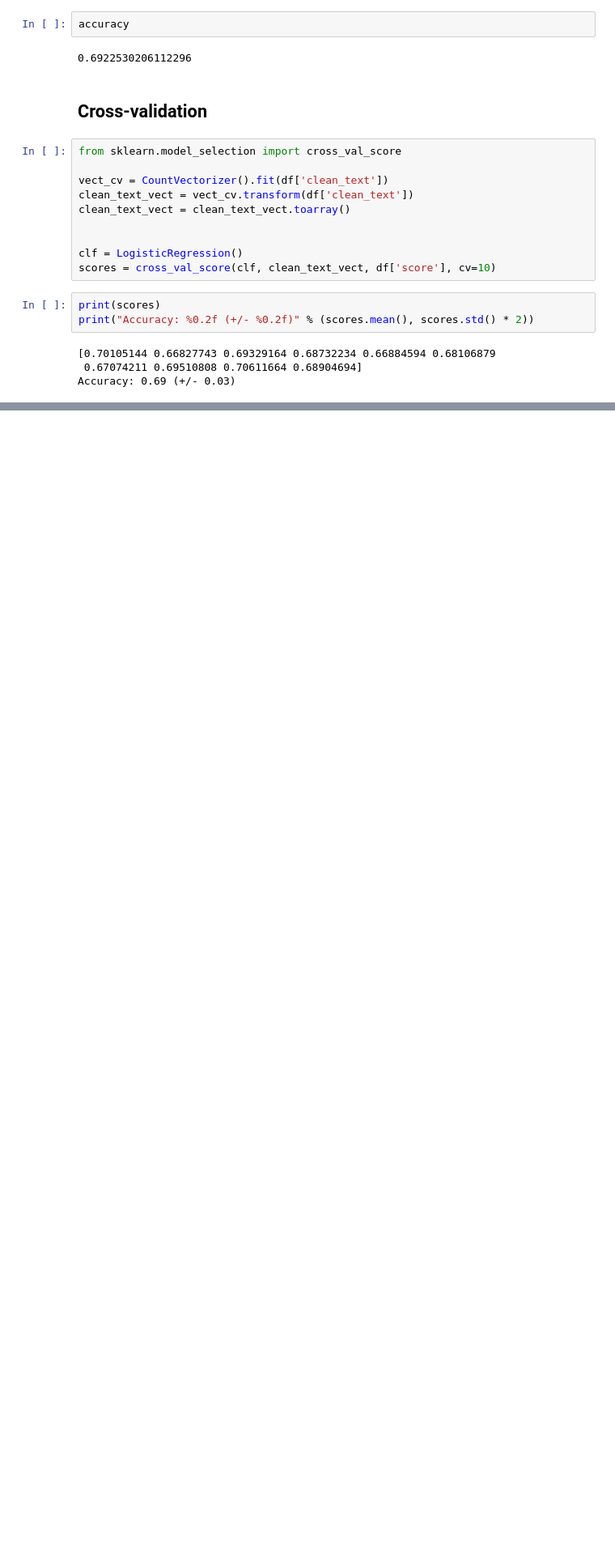
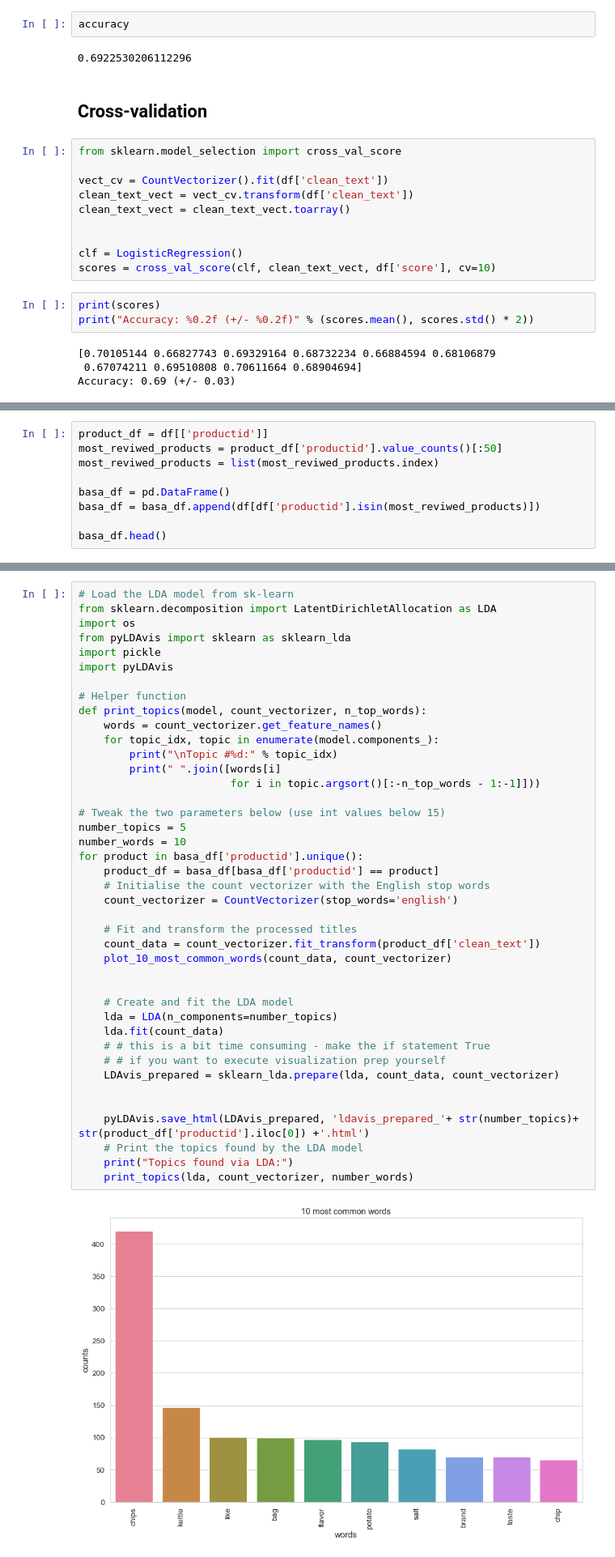
Before and after one commit to pietrocolombo/project_SA, a Jupyter notebook: classification.ipynb, the cells around one changed output, grey strips where cells are left out. Shown at 81% size. Drawn from its saved outputs; the diff is of its cells as text; blank space fills up the shorter version.

```diff
--- a/classification.ipynb
+++ b/classification.ipynb
@@ -139,0 +143,9 @@ Accuracy: 0.69 (+/- 0.03)
+# %%
+product_df = df[['productid']]
+most_reviwed_products = product_df['productid'].value_counts()[:50]
+most_reviwed_products = list(most_reviwed_products.index)
+
+basa_df = pd.DataFrame()
+basa_df = basa_df.append(df[df['productid'].isin(most_reviwed_products)])
+
+basa_df.head()
@@ -139,0 +199,43 @@ Accuracy: 0.69 (+/- 0.03)
+# %%
+# Load the LDA model from sk-learn
+from sklearn.decomposition import LatentDirichletAllocation as LDA
+import os
+from pyLDAvis import sklearn as sklearn_lda
+import pickle
+import pyLDAvis
+
+# Helper function
+def print_topics(model, count_vectorizer, n_top_words):
+    words = count_vectorizer.get_feature_names()
+    for topic_idx, topic in enumerate(model.components_):
+        print("\nTopic #%d:" % topic_idx)
+        print(" ".join([words[i]
+                        for i in topic.argsort()[:-n_top_words - 1:-1]]))
+
+# Tweak the two parameters below (use int values below 15)
+number_topics = 5
+number_words = 10
+for product in basa_df['productid'].unique():
+    product_df = basa_df[basa_df['productid'] == product]
+    # Initialise the count vectorizer with the English stop words
+    count_vectorizer = CountVectorizer(stop_words='english')
+
+    # Fit and transform the processed titles
+    count_data = count_vectorizer.fit_transform(product_df['clean_text'])
+    plot_10_most_common_words(count_data, count_vectorizer)
+
+
+    # Create and fit the LDA model
+    lda = LDA(n_components=number_topics)
+    lda.fit(count_data)
+    # # this is a bit time consuming - make the if statement True
+    # # if you want to execute visualization prep yourself
+    LDAvis_prepared = sklearn_lda.prepare(lda, count_data, count_vectorizer)
+
+
+    pyLDAvis.save_html(LDAvis_prepared, 'ldavis_prepared_'+ str(number_topics)+ str(product_df['productid'].iloc[0]) +'.html')
+    # Print the topics found by the LDA model
+    print("Topics found via LDA:")
+    print_topics(lda, count_vectorizer, number_words)
+# %% [output]
+[figure, added]
```
Also changed, not shown: parts of 15 cells of this notebook.
